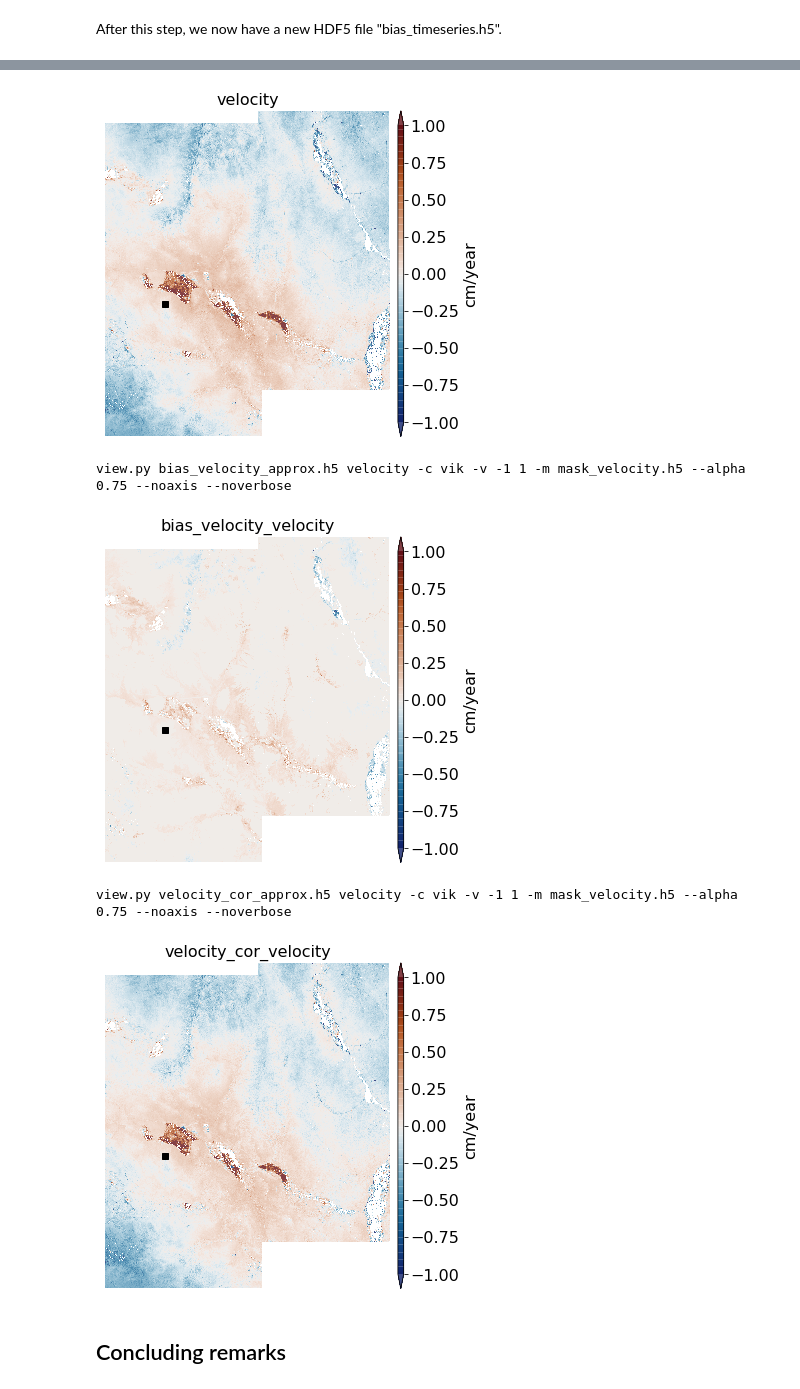
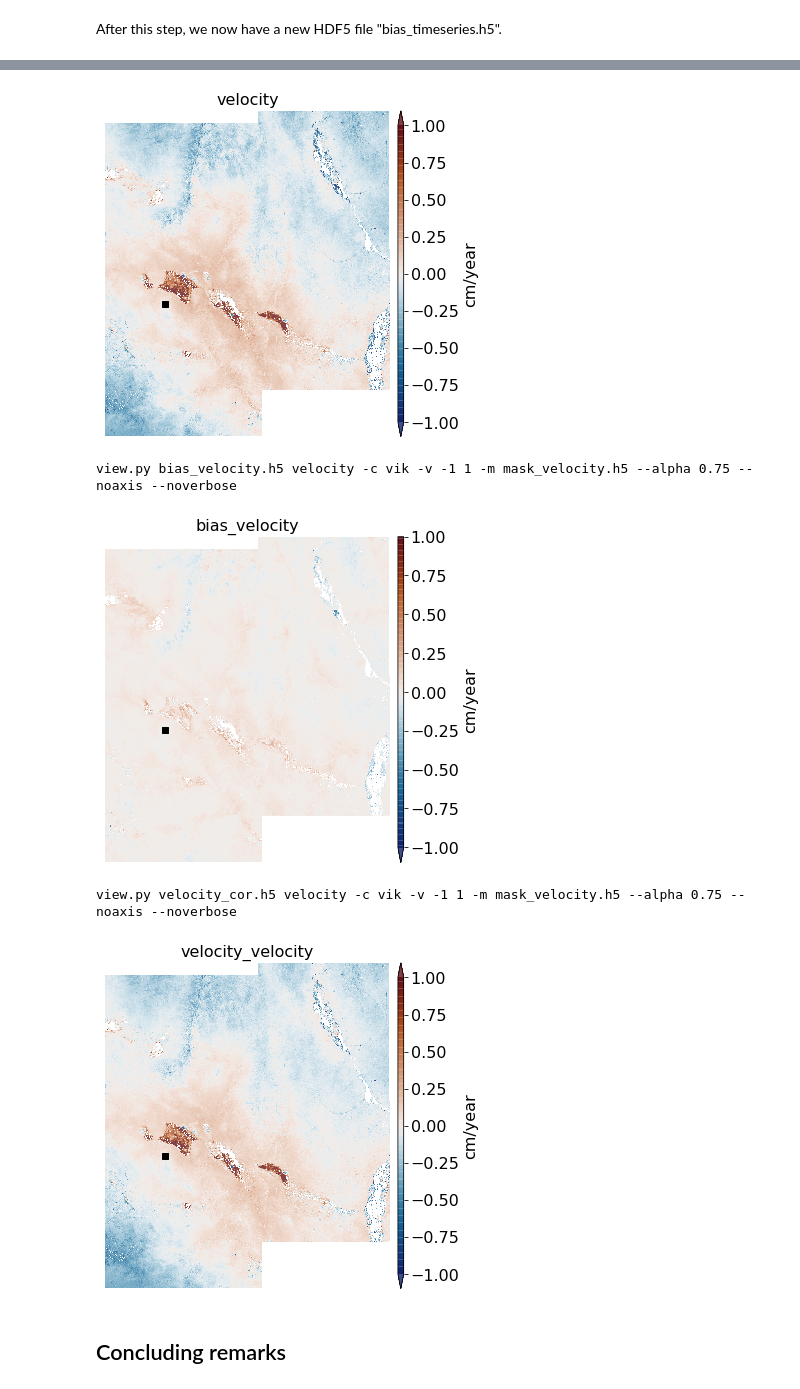
Before and after one commit to insarlab/MintPy-tutorial, a Jupyter notebook: applications/tutorial_biasCorrection.ipynb, the cells around one changed output, grey strips where cells are left out. Saved outputs shown, nothing was run; the diff lists cells and outputs as text; code cells hidden in the pictures.

```diff
--- a/applications/tutorial_biasCorrection.ipynb
+++ b/applications/tutorial_biasCorrection.ipynb
@@ -292,17 +305,17 @@ time used: 00 mins 6.9 secs.
 # %%
 # map of original velocity in a bw-5 analysis
 view.main('bw5/velocity.h5 velocity -c vik -v -1 1 -m mask_velocity.h5 --alpha 0.75 --noaxis --noverbose'.split())
 # map of bias velocity in a bw-5 analysis
-view.main('bias_velocity_approx.h5 velocity -c vik -v -1 1 -m mask_velocity.h5 --alpha 0.75 --noaxis --noverbose'.split())
+view.main('bias_velocity.h5 velocity -c vik -v -1 1 -m mask_velocity.h5 --alpha 0.75 --noaxis --noverbose'.split())
 # map of corrected velocity of a bw-5 analysis
-view.main('velocity_cor_approx.h5 velocity -c vik -v -1 1 -m mask_velocity.h5 --alpha 0.75 --noaxis --noverbose'.split())
+view.main('velocity_cor.h5 velocity -c vik -v -1 1 -m mask_velocity.h5 --alpha 0.75 --noaxis --noverbose'.split())
 # %% [output]
 view.py bw5/velocity.h5 velocity -c vik -v -1 1 -m mask_velocity.h5 --alpha 0.75 --noaxis --noverbose
 [figure]
-view.py bias_velocity_approx.h5 velocity -c vik -v -1 1 -m mask_velocity.h5 --alpha 0.75 --noaxis --noverbose
+view.py bias_velocity.h5 velocity -c vik -v -1 1 -m mask_velocity.h5 --alpha 0.75 --noaxis --noverbose
-[figure, old version]
+[figure, new version]
-view.py velocity_cor_approx.h5 velocity -c vik -v -1 1 -m mask_velocity.h5 --alpha 0.75 --noaxis --noverbose
+view.py velocity_cor.h5 velocity -c vik -v -1 1 -m mask_velocity.h5 --alpha 0.75 --noaxis --noverbose
-[figure, old version]
+[figure, new version]
 # %% [markdown]
 ## Concluding remarks
 # %% [markdown]
```
Also changed, not shown: parts of 13 cells of this notebook.
